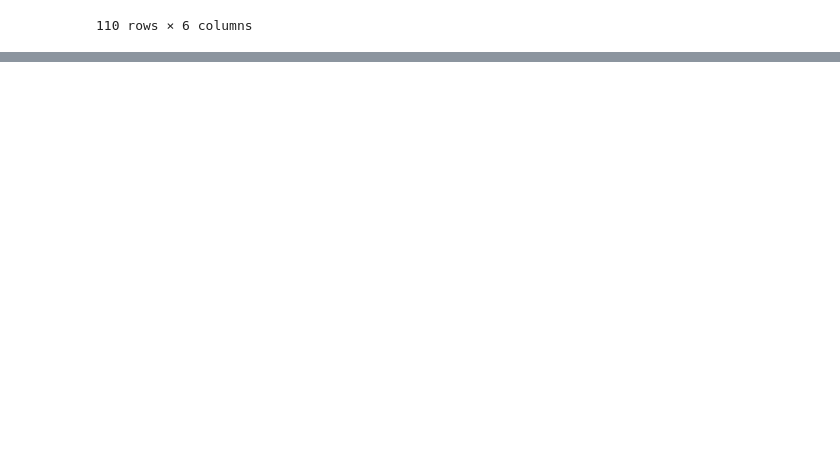
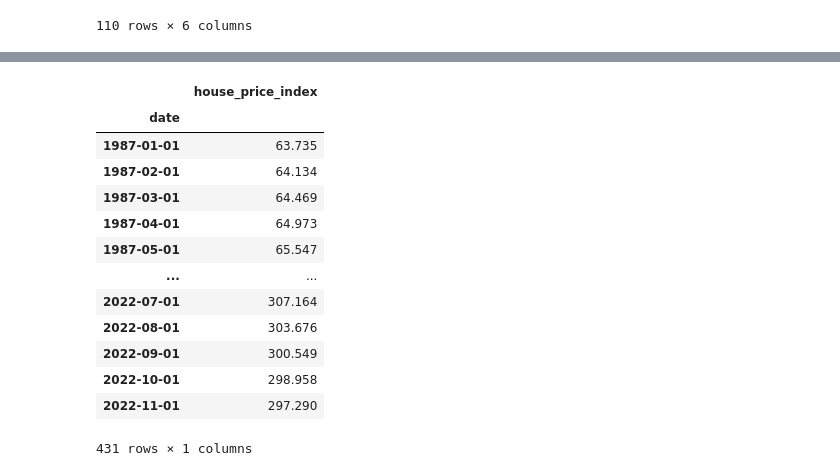
Before and after one commit to nicolas-angarita/time-series-exercises, a Jupyter notebook: fred_api.ipynb, the cells around one changed output, grey strips where cells are left out. Saved outputs shown, nothing was run; the diff lists cells and outputs as text; code cells hidden in the pictures; blank space fills up the shorter version.

```diff
--- a/fred_api.ipynb
+++ b/fred_api.ipynb
@@ -61,0 +78,25 @@ pd.DataFrame(json['sources'])
+# %%
+df['DATE'] = pd.to_datetime(df['DATE'])
+# %%
+df.columns = df.columns.str.lower()
+# %%
+df.set_index('date', inplace=True)
+# %%
+df.rename(columns = {'csushpinsa':'house_price_index'}, inplace = True) = ''
+# %%
+df
+# %% [output]
+|  | house_price_index |
+| date |  |
+| 1987-01-01 | 63.735 |
+| 1987-02-01 | 64.134 |
+| 1987-03-01 | 64.469 |
+| 1987-04-01 | 64.973 |
+| 1987-05-01 | 65.547 |
+| ... | ... |
+| 2022-07-01 | 307.164 |
+| 2022-08-01 | 303.676 |
+| 2022-09-01 | 300.549 |
+| 2022-10-01 | 298.958 |
+| 2022-11-01 | 297.290 |
+431 rows × 1 columns
```
Also changed, not shown: parts of 5 cells of this notebook, 1 other file.
